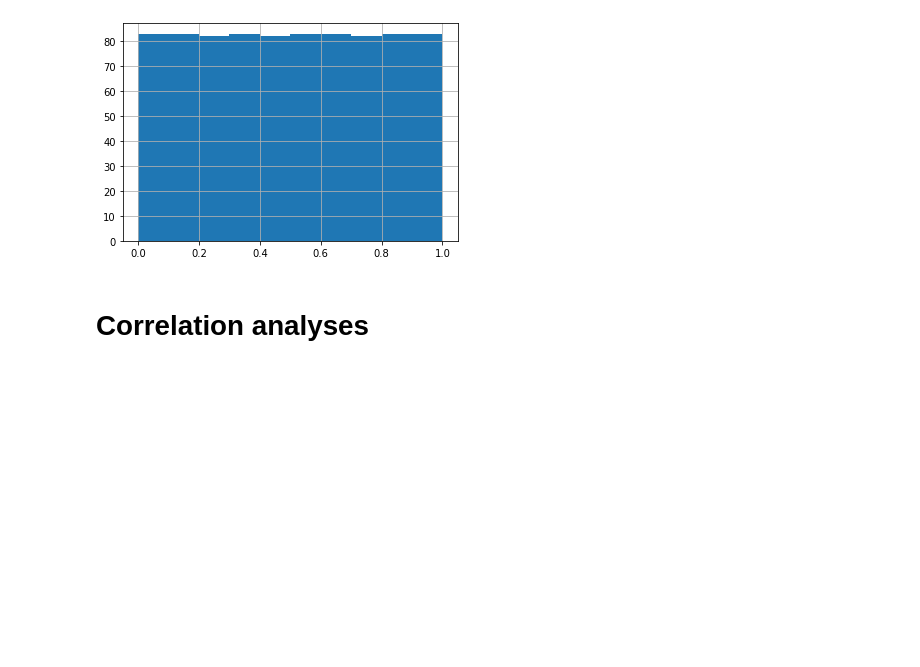
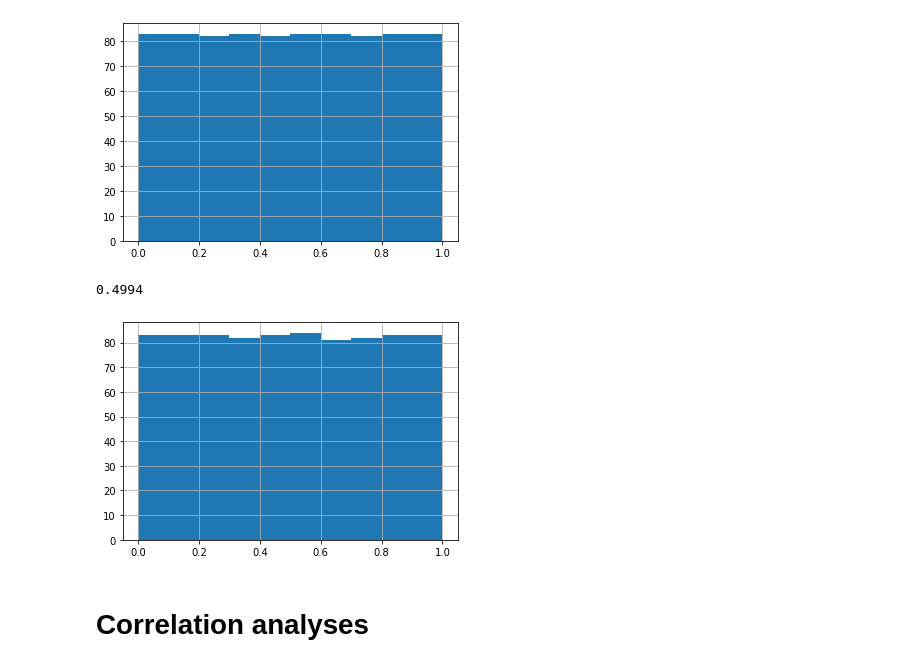
Before and after one commit to kpananjady/SVI_component_analysis, a Jupyter notebook: SVI characteristics .ipynb, the cells around one changed output. Cells and saved outputs as stored; diff of their text form; code cells hidden in the pictures; blank space fills up the shorter version.

```diff
--- a/SVI characteristics .ipynb
+++ b/SVI characteristics .ipynb
@@ -79,6 +79,12 @@ df_final_svi_not_suppressed['RPL_THEMES'].hist()
 # %% [output]
 <AxesSubplot:>
 [figure]
+# %%
+df_final_svi_not_suppressed['RPL_THEME3'].hist()
+df_final_svi_not_suppressed['RPL_THEME3'].median()
+# %% [output]
+0.4994
+[figure, added]
 # %% [markdown]
 # Correlation analyses
 # %% [markdown]
```
Also changed, not shown: parts of 11 cells of this notebook.
